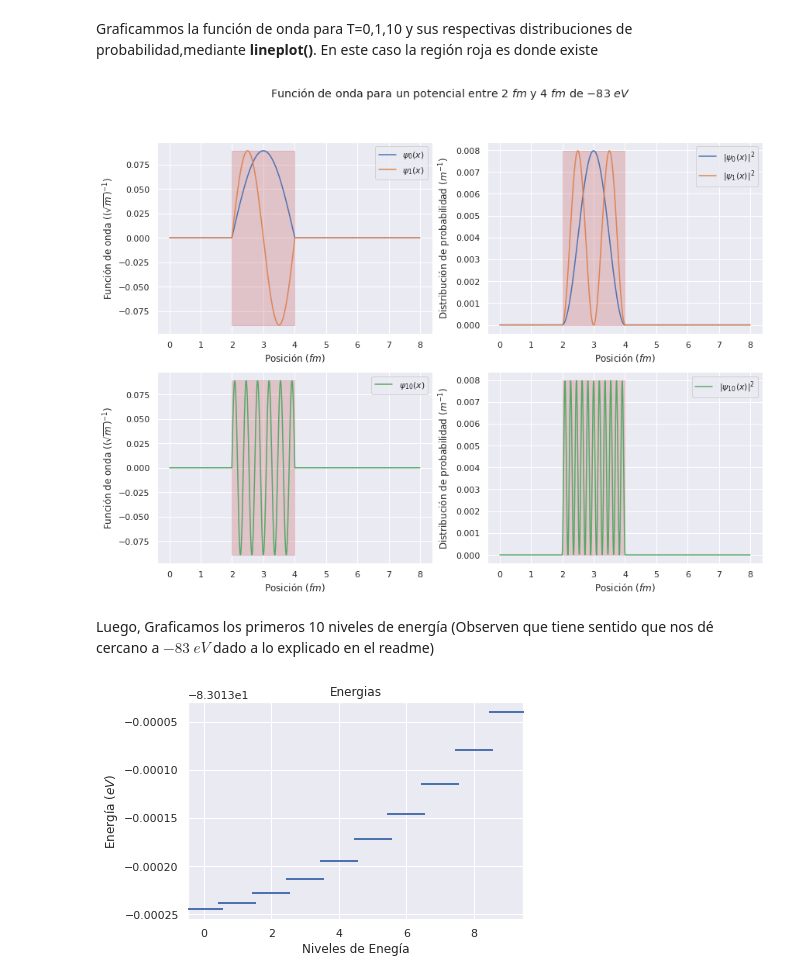
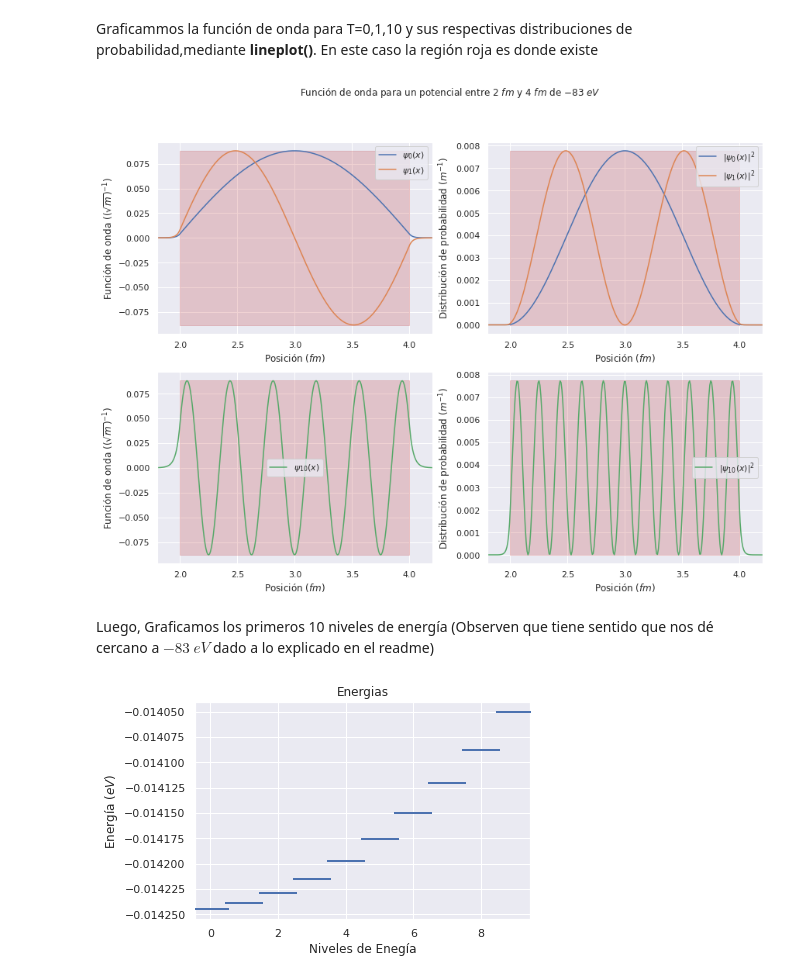
Before and after one commit to haroldlaserna/quantum_simulation_square_well, a Jupyter notebook: simulacion_pozo_de_potencial_negativo.ipynb, the cells around one changed output. Cells and saved outputs as stored; diff of their text form; code cells hidden in the pictures.

```diff
--- a/simulacion_pozo_de_potencial_negativo.ipynb
+++ b/simulacion_pozo_de_potencial_negativo.ipynb
@@ -43,4 +43,4 @@ m = 0.510998e6 #ev/c²
 L = 8e-15
 h_bar = 6.582e-16
 alpha = m*(L**2)/(h_bar**2)
-V_o = -83  #eV
+V_o = -0.001  #eV
@@ -54,24 +58,27 @@ Graficammos la función de onda para T=0,1,10 y sus respectivas distribuciones d
 # %%
 fig, ax = plt.subplots(2, 2,figsize=(14, 10))
 fig.suptitle("Función de onda para un potencial entre $2$ $fm$ y $4$ $fm$ de $-83$ $eV$")
 ax[0,0].fill_between([2, 4], min((estados.T[1])), max((estados.T[1])),color='r', alpha=0.25)
 ax[0,1].fill_between([2, 4], min((estados.T[1])**2), max((estados.T[1]**2)),color='r', alpha=0.25)
 ax[1,0].fill_between([2, 4], min((estados.T[10])), max((estados.T[10])),color='r', alpha=0.25)
 ax[1,1].fill_between([2, 4], min((estados.T[10])**2), max((estados.T[10]**2)),color='r', alpha=0.25)
 sns.lineplot(ax=ax[0,0], x=x[1:-1],y=(estados.T[0]), label = "$\psi_{0} (x)$")
 sns.lineplot(ax=ax[0,0], x=x[1:-1],y=(estados.T[1]), label = "$\psi_{1} (x)$")
 sns.lineplot(ax=ax[1,0], x=x[1:-1],y=(estados.T[10]), label = "$\psi_{10} (x)$", color="g")
 sns.lineplot(ax=ax[0,1], x=x[1:-1],y=(estados.T[0]**2), label = "$|\psi_{0}(x)|^2$")
 sns.lineplot(ax=ax[0,1], x=x[1:-1],y=(estados.T[1]**2), label = "$|\psi_{1}(x)|^2$")
 sns.lineplot(ax=ax[1,1], x=x[1:-1],y=(estados.T[10]**2), label = "$|\psi_{10}(x)|^2$",color="g")
 ax[0,0].set(ylabel=r'Función de onda ($(\sqrt{m})^{-1}$)', xlabel = r'Posición ($fm$)')
 ax[1,0].set(ylabel=r'Función de onda ($(\sqrt{m})^{-1}$)', xlabel = r'Posición ($fm$)')
 ax[0,1].set(ylabel=r'Distribución de probabilidad ($m^{-1}$)', xlabel = r'Posición ($fm$)')
 ax[1,1].set(ylabel=r'Distribución de probabilidad ($m^{-1}$)', xlabel = r'Posición ($fm$)')
-
+ax[0,0].set_xlim(1.8,4.2)
+ax[0,1].set_xlim(1.8,4.2)
+ax[1,0].set_xlim(1.8,4.2)
+ax[1,1].set_xlim(1.8,4.2)
 plt.show()
 # %% [output]
-[figure, old version]
+[figure, new version]
 # %% [markdown]
 Luego, Graficamos los primeros 10 niveles de energía (Observen que tiene sentido que nos dé cercano a $-83$ $eV$ dado a lo explicado en el readme)
 # %%
@@ -79,4 +86,4 @@ ax = sns.scatterplot(x=np.arange(0,10,1), y=energias[0:10], marker="_", s=1444,
 ax.set(xlabel='Niveles de Enegía', ylabel='Energía ($eV$)', title = "Energias")
 plt.show()
 # %% [output]
-[figure, old version]
+[figure, new version]
```
Also changed, not shown: parts of 1 cell of this notebook.
